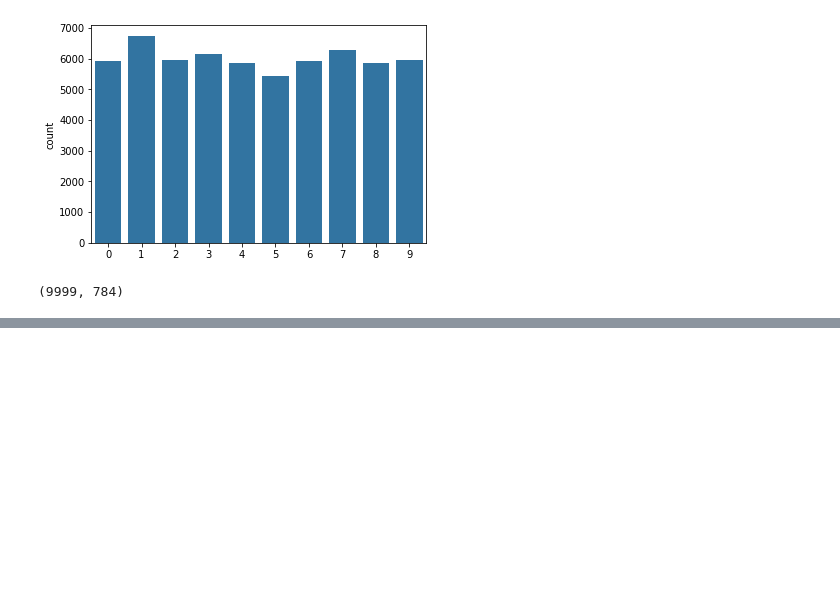
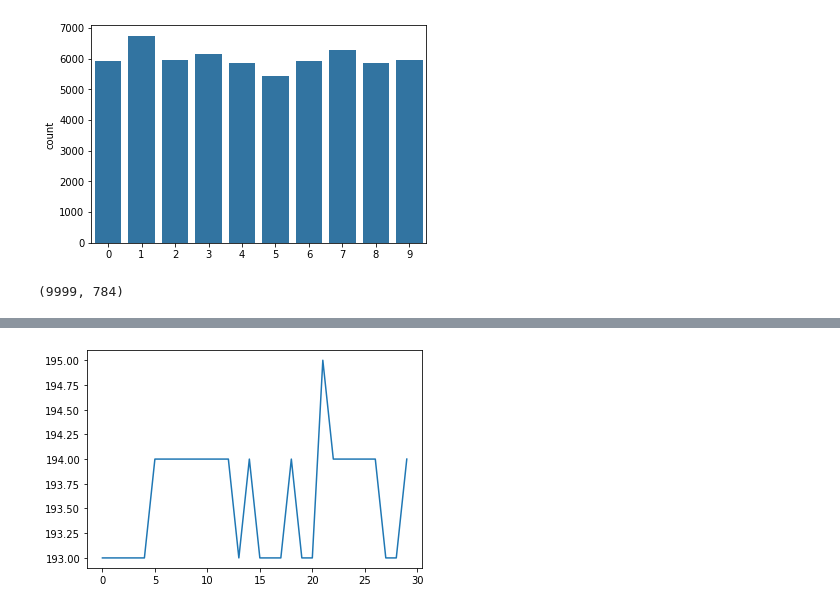
Before and after one commit to datascience-mobi/2021-topic-04-team-02, a Jupyter notebook: Data exploration.ipynb, the cells around one changed output, grey strips where cells are left out. Drawn from its saved outputs; the diff is of its cells as text; code cells hidden in the pictures; blank space fills up the shorter version.

Commit message:
pickled data

```diff
--- a/Data exploration.ipynb
+++ b/Data exploration.ipynb
@@ -98,0 +98,66 @@ plt.show()
+# %%
+from matplotlib import pyplot as plt
+import numpy as np
+import pickle
+from sklearn.decomposition import PCA
+from sklearn.preprocessing import StandardScaler
+from scipy.stats import mode
+def I_turned_myself_into_a_pickle_morty(data,new_data_location):
+    X = np.genfromtxt(data, delimiter=',').astype(np.dtype('uint8'))
+    with open(new_data_location, 'wb') as f:
+        pickle.dump(X, f)
+    ...
+    with open(new_data_location, 'rb') as f:
+        X = pickle.load(f)
+def do_pca(n_components, data): #does pca + data standardization I think?
+    X = StandardScaler().fit_transform(data)
+    pca = PCA(n_components)
+    X_pca = pca.fit_transform(X)
+    return pca, X_pca
+def load_the_training_pickle(pickleddata):
+    with open(pickleddata, 'rb') as f:
+        X = pickle.load(f)
+    global trainlabels
+    trainlabels = X[:,0]
+    global trainvalues
+    trainvalues = X[:,1:]
+def load_the_testing_pickle(pickleddata):
+    with open(pickleddata, 'rb') as f:
+        Y = pickle.load(f)
+    global testvalues
+    testvalues = Y[:,1:]
+    global testlabels
+    testlabels = Y[:,0]
+def predict(x):
+    differences = (trainvalues_pca - x)
+    distances = np.einsum('ij, ij->i', differences, differences)
+    nearest = trainlabels[np.argsort(distances)[:k]]
+    return mode(nearest)[0][0]
+
+#K + Anzahl der Hauptkomponenten festlegen:
+number_of_pcs = 8
+
+hit = 0
+miss = 0
+
+load_the_training_pickle('data/train_points.p')
+load_the_testing_pickle('data/test_points.p')
+
+pca, testvalues_pca = do_pca(number_of_pcs,testvalues)
+pca, trainvalues_pca = do_pca(number_of_pcs,trainvalues)
+
+#trying to test for perfect amount of k's:
+hits_per_k = []
+for k in range(100,130):
+    hit=0
+    for i in range(4750,5000): #PCA helps a lot
+        sample = i
+        predicted_value = predict(x=testvalues_pca[sample,:])
+        labeled_value = testlabels[sample]
+        if predicted_value == labeled_value:
+            hit +=1
+    hits_per_k.append(hit)
+plt.plot(hits_per_k)
+plt.show()
+# %% [output]
+[figure, added]
```
Also changed, not shown: parts of 2 cells of this notebook, 2 other files.
